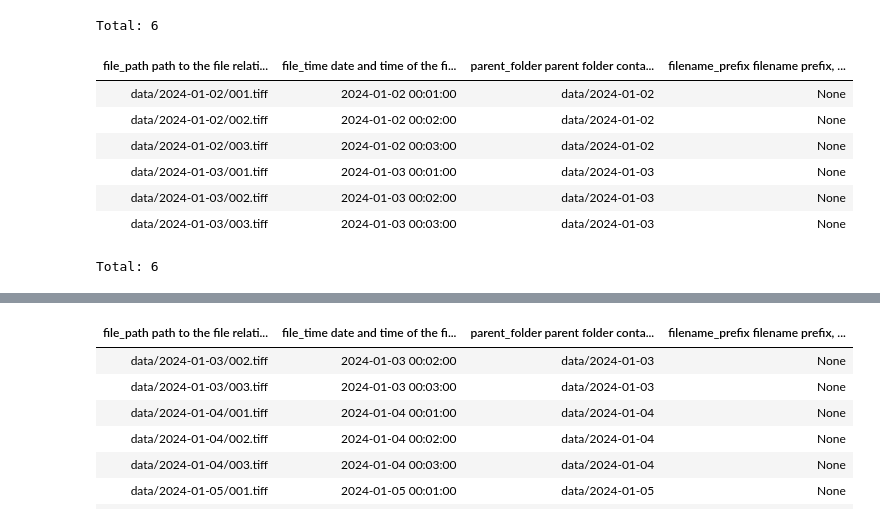
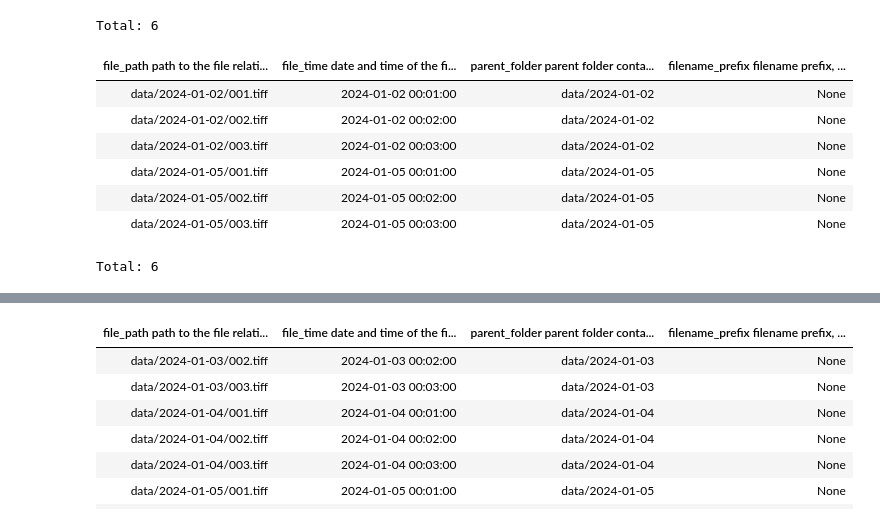
Before and after one commit to datajoint-company/db-programming-with-datajoint, a Jupyter notebook: notebooks/SQL Syntax for DataJoint Querying.ipynb, the cells around one changed output, grey strips where cells are left out. Cells and saved outputs as stored; diff of their text form; code cells hidden in the pictures.

```diff
--- a/notebooks/SQL Syntax for DataJoint Querying.ipynb
+++ b/notebooks/SQL Syntax for DataJoint Querying.ipynb
@@ -141,14 +177,14 @@ RawFile & "file_time BETWEEN '2024-01-03%' AND '2024-01-05%'"
 | data/2024-01-04/003.tiff | 2024-01-04 00:03:00 | data/2024-01-04 | None |
 Total: 6
 # %%
-# Example of a query using the IN operator
-RawFile & "parent_folder IN ('data/2024-01-02', 'data/2024-01-03')"
+# Example of a query using the IN operator to filter by multiple values
+RawFile & "parent_folder IN ('data/2024-01-02', 'data/2024-01-05')"
 # %% [output]
 | file_path path to the file relati... | file_time date and time of the fi... | parent_folder parent folder conta... | filename_prefix filename prefix, ... |
 | data/2024-01-02/001.tiff | 2024-01-02 00:01:00 | data/2024-01-02 | None |
 | data/2024-01-02/002.tiff | 2024-01-02 00:02:00 | data/2024-01-02 | None |
 | data/2024-01-02/003.tiff | 2024-01-02 00:03:00 | data/2024-01-02 | None |
-| data/2024-01-03/001.tiff | 2024-01-03 00:01:00 | data/2024-01-03 | None |
-| data/2024-01-03/002.tiff | 2024-01-03 00:02:00 | data/2024-01-03 | None |
-| data/2024-01-03/003.tiff | 2024-01-03 00:03:00 | data/2024-01-03 | None |
+| data/2024-01-05/001.tiff | 2024-01-05 00:01:00 | data/2024-01-05 | None |
+| data/2024-01-05/002.tiff | 2024-01-05 00:02:00 | data/2024-01-05 | None |
+| data/2024-01-05/003.tiff | 2024-01-05 00:03:00 | data/2024-01-05 | None |
 Total: 6
```
Also changed, not shown: parts of 11 cells of this notebook.
